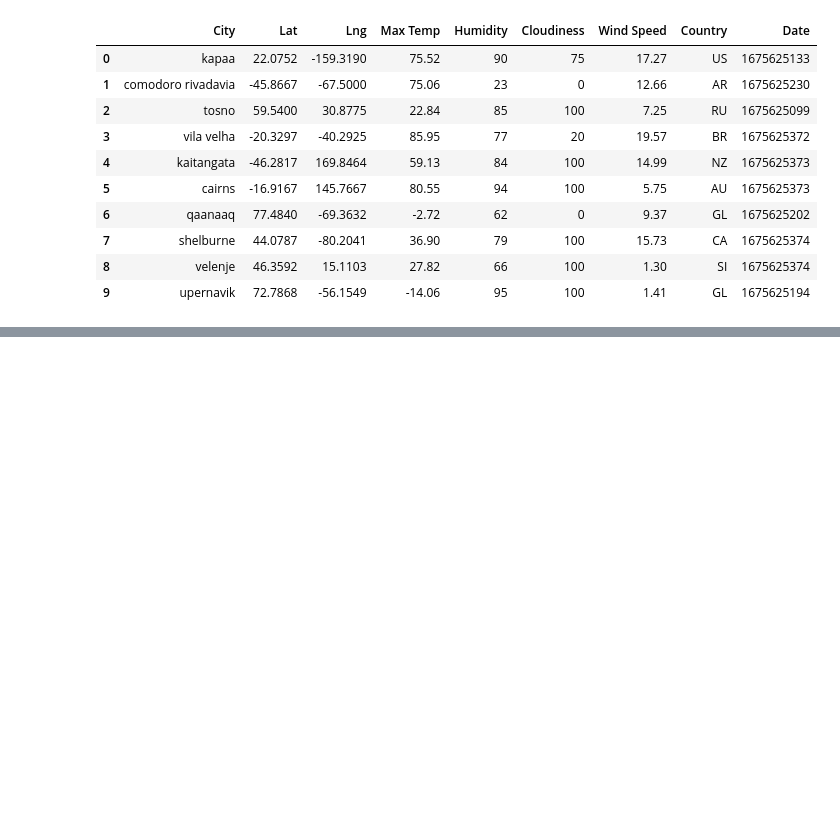
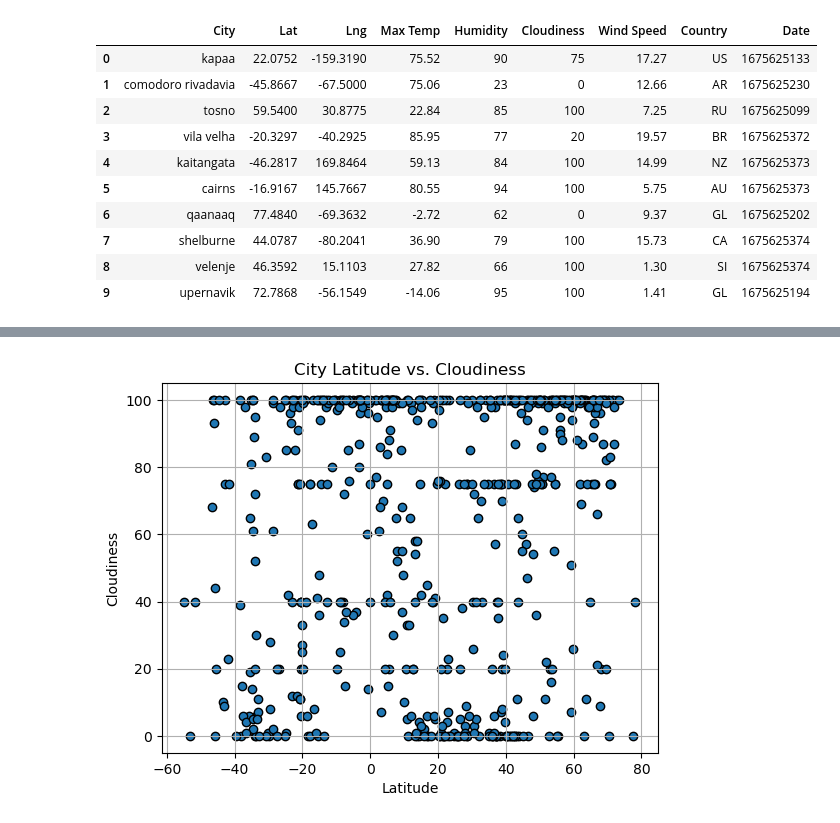
Before and after one commit to emilyneaville/python-api-challenge, a Jupyter notebook: WeatherPy/WeatherPy.ipynb, the cells around one changed output, grey strips where cells are left out. Saved outputs shown, nothing was run; the diff lists cells and outputs as text; code cells hidden in the pictures; blank space fills up the shorter version.

```diff
--- a/WeatherPy/WeatherPy.ipynb
+++ b/WeatherPy/WeatherPy.ipynb
@@ -183,0 +222,17 @@ city_data_df.head()
+# %%
+# Scatter plot for latitude vs. humidity
+plt.scatter(city_data_df['Lat'],city_data_df['Cloudiness'], marker='o', edgecolors='black')
+
+# Other graph properties
+plt.title('City Latitude vs. Cloudiness')
+plt.xlabel('Latitude')
+plt.ylabel('Cloudiness')
+plt.grid()
+
+# Save the figure
+plt.savefig("output_data/Clouds_Scatter.png")
+
+# Show plot
+plt.show()
+# %% [output]
+[figure, added]
```
Also changed, not shown: parts of 19 cells of this notebook.
